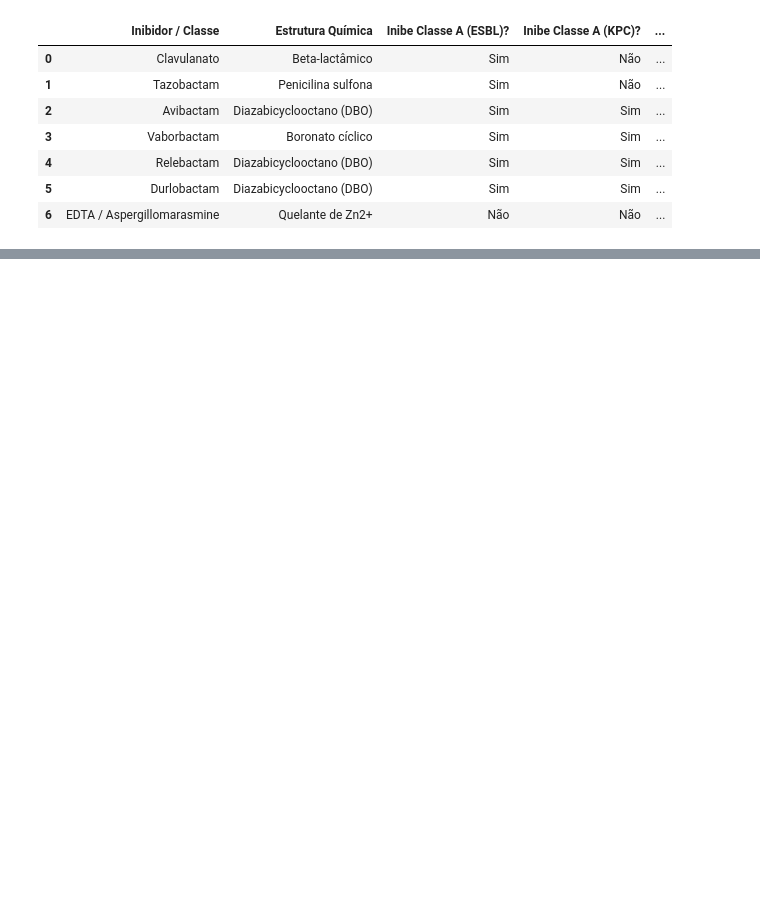
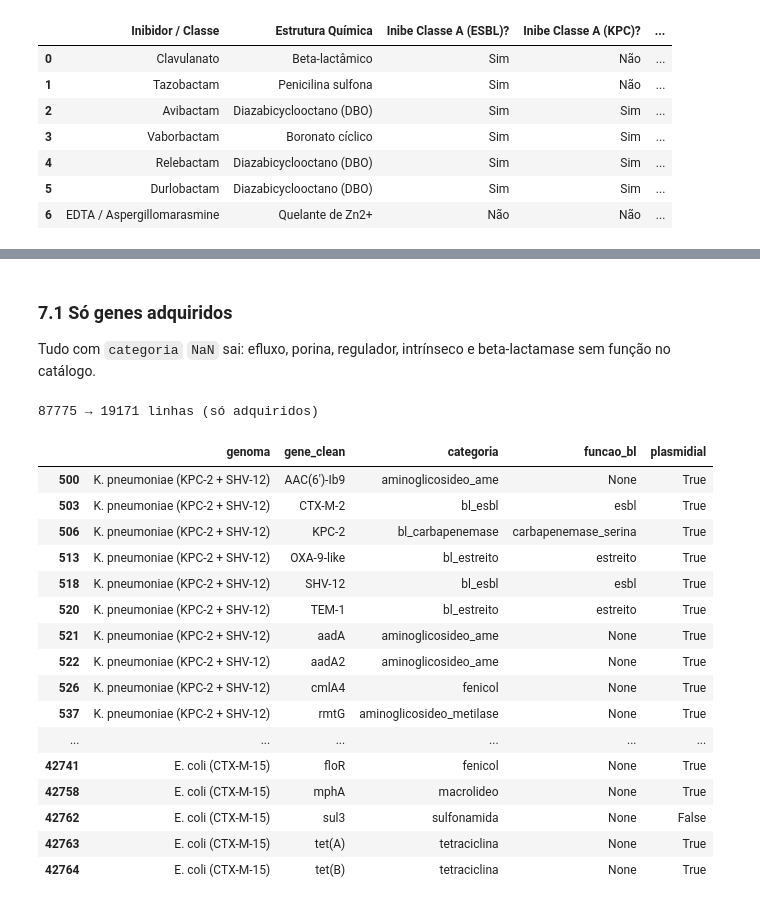
Before and after one commit to Rodrigo-Lusa/ml_isolados_brasileiros, a Jupyter notebook: notebooks/02_classes_bl.ipynb, the cells around one changed output, grey strips where cells are left out. Drawn from its saved outputs; the diff is of its cells as text; code cells hidden in the pictures; blank space fills up the shorter version.

```diff
--- a/notebooks/02_classes_bl.ipynb
+++ b/notebooks/02_classes_bl.ipynb
@@ -313,0 +151,16 @@ Name: count, dtype: int64
+# %%
+EXEMPLOS = {
+    "GCA_000512165.1": "K. pneumoniae (KPC-2 + SHV-12)",
+    "GCA_012276745.1": "A. baumannii (OXA-23 + OXA-51)",
+    "GCA_022694385.1": "E. coli (CTX-M-15)",
+}
+# %%
+def exemplos(df, colunas, so_bl=False):
+    """Linhas dos 3 genomas-exemplo. so_bl=True mostra só as beta-lactamases."""
+    sub = df[df["sample_id"].isin(EXEMPLOS)]
+    if so_bl:
+        sub = sub[sub["amr_gene_family"].str.contains("beta-lactamase", case=False, na=False)]
+    return sub.assign(genoma=sub["sample_id"].map(EXEMPLOS))[["genoma", *colunas]]
+
+# 3 genomas e o n de hits rgi de cada um
+resistome[resistome["sample_id"].isin(EXEMPLOS)].groupby("sample_id").size().rename(index=EXEMPLOS).rename("hits no RGI")
@@ -313,0 +838,28 @@ Name: count, dtype: int64
+# %% [markdown]
+### 7.1 Só genes adquiridos
+
+Tudo com `categoria` `NaN` sai: efluxo, porina, regulador, intrínseco e beta-lactamase sem função no
+catálogo.
+# %%
+a = anotado[anotado["categoria"].notna()].copy()
+print(f"{len(anotado)} → {len(a)} linhas (só adquiridos)")
+exemplos(a, ["gene_clean", "categoria", "funcao_bl", "plasmidial"])
+# %% [output]
+87775 → 19171 linhas (só adquiridos)
+|  | genoma | gene_clean | categoria | funcao_bl | plasmidial |
+| 500 | K. pneumoniae (KPC-2 + SHV-12) | AAC(6')-Ib9 | aminoglicosideo_ame | None | True |
+| 503 | K. pneumoniae (KPC-2 + SHV-12) | CTX-M-2 | bl_esbl | esbl | True |
+| 506 | K. pneumoniae (KPC-2 + SHV-12) | KPC-2 | bl_carbapenemase | carbapenemase_serina | True |
+| 513 | K. pneumoniae (KPC-2 + SHV-12) | OXA-9-like | bl_estreito | estreito | True |
+| 518 | K. pneumoniae (KPC-2 + SHV-12) | SHV-12 | bl_esbl | esbl | True |
+| 520 | K. pneumoniae (KPC-2 + SHV-12) | TEM-1 | bl_estreito | estreito | True |
+| 521 | K. pneumoniae (KPC-2 + SHV-12) | aadA | aminoglicosideo_ame | None | True |
+| 522 | K. pneumoniae (KPC-2 + SHV-12) | aadA2 | aminoglicosideo_ame | None | True |
+| 526 | K. pneumoniae (KPC-2 + SHV-12) | cmlA4 | fenicol | None | True |
+| 537 | K. pneumoniae (KPC-2 + SHV-12) | rmtG | aminoglicosideo_metilase | None | True |
+| ... | ... | ... | ... | ... | ... |
+| 42741 | E. coli (CTX-M-15) | floR | fenicol | None | True |
+| 42758 | E. coli (CTX-M-15) | mphA | macrolideo | None | True |
+| 42762 | E. coli (CTX-M-15) | sul3 | sulfonamida | None | False |
+| 42763 | E. coli (CTX-M-15) | tet(A) | tetraciclina | None | True |
+| 42764 | E. coli (CTX-M-15) | tet(B) | tetraciclina | None | True |
```
Also changed, not shown: parts of 93 cells of this notebook, 13 other files.
